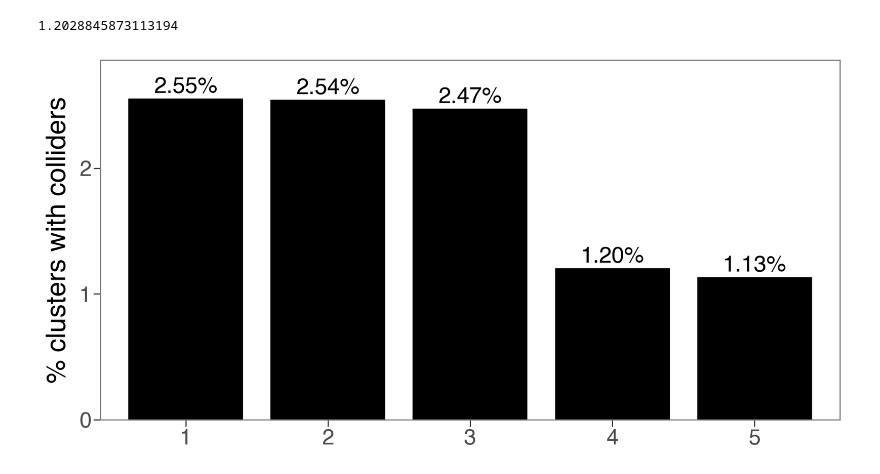
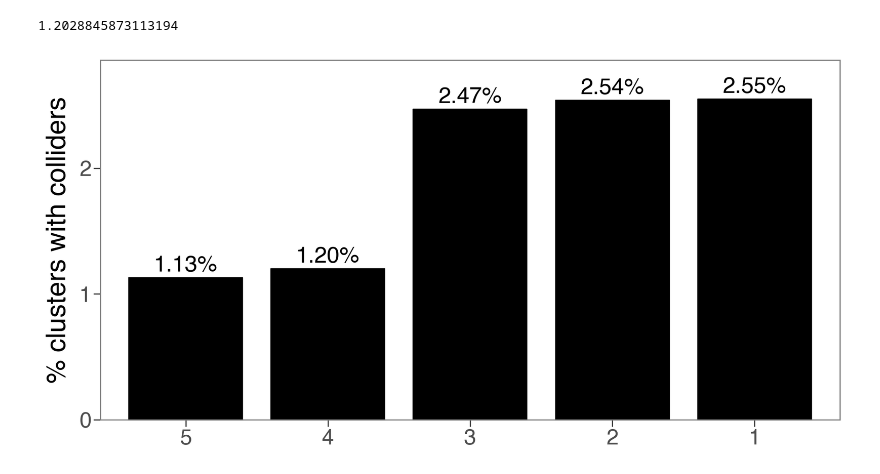
Before and after one commit to AlasooLab/gpu-coloc-manuscript, a Jupyter notebook: code/Figure3D.ipynb, the cells around one changed output. Cells and saved outputs as stored; diff of their text form; code cells hidden in the pictures.

```diff
--- a/code/Figure3D.ipynb
+++ b/code/Figure3D.ipynb
@@ -229,32 +229,32 @@ d = {
     "4": 1.20,
     "3": 2.47,
     "5": 1.13
 }
 
 df = (pd.DataFrame(d.items(), columns=['index', 'value'])
-        .sort_values('value', ascending=False))
+        .sort_values('value', ascending=True))
 
 df['index'] = pd.Categorical(df['index'],
                              categories=df['index'],
                              ordered=True)
 
 df["label"] = df["value"].apply(lambda x: f"{x:.2f}%")
 
 (
     ggplot(df, aes(x='index', y='value'))
     + geom_bar(stat='identity', width=.8,
                fill='black', colour='black', show_legend=False)
     + labs(x='', y='% clusters with colliders')
     + theme_bw(base_size=24)
     + theme(
         figure_size=(10, 5),
         panel_grid=element_blank()
     )
     + scale_y_continuous(expand=(0, 0, 0, 0.3))
     + geom_text(aes(label="label"),
                 va="bottom",
                 nudge_y=0.01,
                 size=20)
 )
 # %% [output]
-[figure, old version]
+[figure, new version]
```
Also changed, not shown: parts of 1 cell of this notebook, 4 other files.
